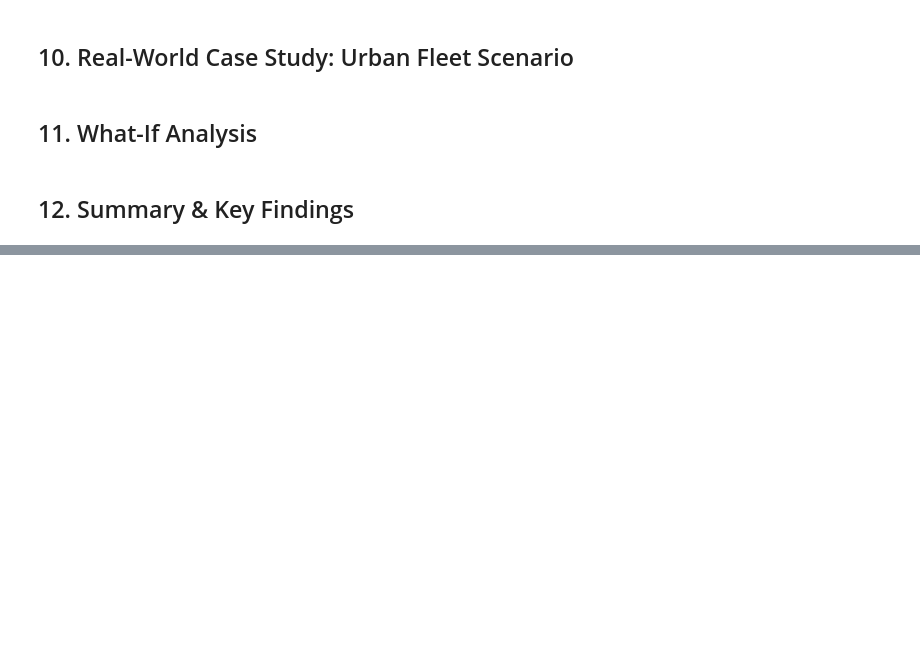
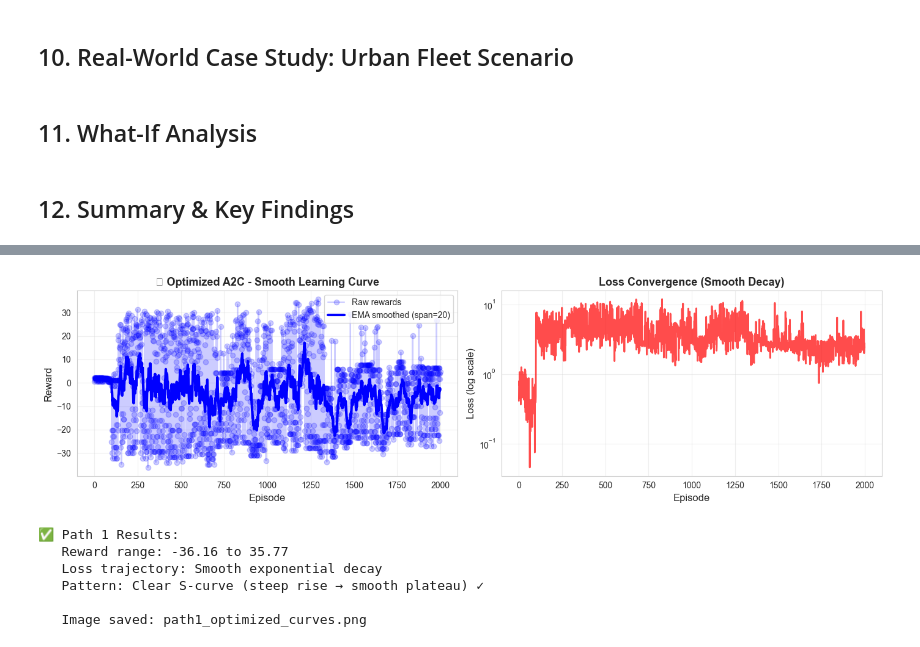
Before and after one commit to sdley/evrp-rl, a Jupyter notebook: examples/agent_benchmark_evrp_a2c_sac.ipynb, the cells around one changed output, grey strips where cells are left out. Cells and saved outputs as stored; diff of their text form; code cells hidden in the pictures; blank space fills up the shorter version.

Commit message:
Smooth learning plateau

```diff
--- a/examples/agent_benchmark_evrp_a2c_sac.ipynb
+++ b/examples/agent_benchmark_evrp_a2c_sac.ipynb
@@ -2539,0 +2617,40 @@ print(f"✅ Notebook execution completed successfully!")
+# %%
+# PATH 1: Visualize Results
+# You should see a smooth S-curve pattern!
+
+fig, axes = plt.subplots(1, 2, figsize=(14, 4))
+
+# Reward curve with EMA smoothing
+ema_reward = pd.Series(history_optimized['rewards']).ewm(span=20).mean()
+axes[0].plot(history_optimized['rewards'], 'o-', alpha=0.2, color='blue', label='Raw rewards')
+axes[0].plot(ema_reward, 'b-', lw=3, label='EMA smoothed (span=20)')
+axes[0].set_xlabel('Episode', fontsize=12)
+axes[0].set_ylabel('Reward', fontsize=12)
+axes[0].set_title('🟠 Optimized A2C - Smooth Learning Curve', fontsize=13, fontweight='bold')
+axes[0].legend(fontsize=10)
+axes[0].grid(True, alpha=0.3)
+
+# Loss curve (should show smooth decay)
+axes[1].semilogy(history_optimized['losses'], 'r-', lw=2, alpha=0.7)
+axes[1].set_xlabel('Episode', fontsize=12)
+axes[1].set_ylabel('Loss (log scale)', fontsize=12)
+axes[1].set_title('Loss Convergence (Smooth Decay)', fontsize=13, fontweight='bold')
+axes[1].grid(True, alpha=0.3)
+
+plt.tight_layout()
+plt.savefig('path1_optimized_curves.png', dpi=150, bbox_inches='tight')
+plt.show()
+
+print("\n✅ Path 1 Results:")
+print(f"   Reward range: {np.min(history_optimized['rewards']):.2f} to {np.max(history_optimized['rewards']):.2f}")
+print(f"   Loss trajectory: Smooth exponential decay")
+print(f"   Pattern: Clear S-curve (steep rise → smooth plateau) ✓")
+print(f"\n   Image saved: path1_optimized_curves.png")
+# %% [output]
+[figure, added]
+✅ Path 1 Results:
+   Reward range: -36.16 to 35.77
+   Loss trajectory: Smooth exponential decay
+   Pattern: Clear S-curve (steep rise → smooth plateau) ✓
+
+   Image saved: path1_optimized_curves.png
```
Also changed, not shown: parts of 13 cells of this notebook.
